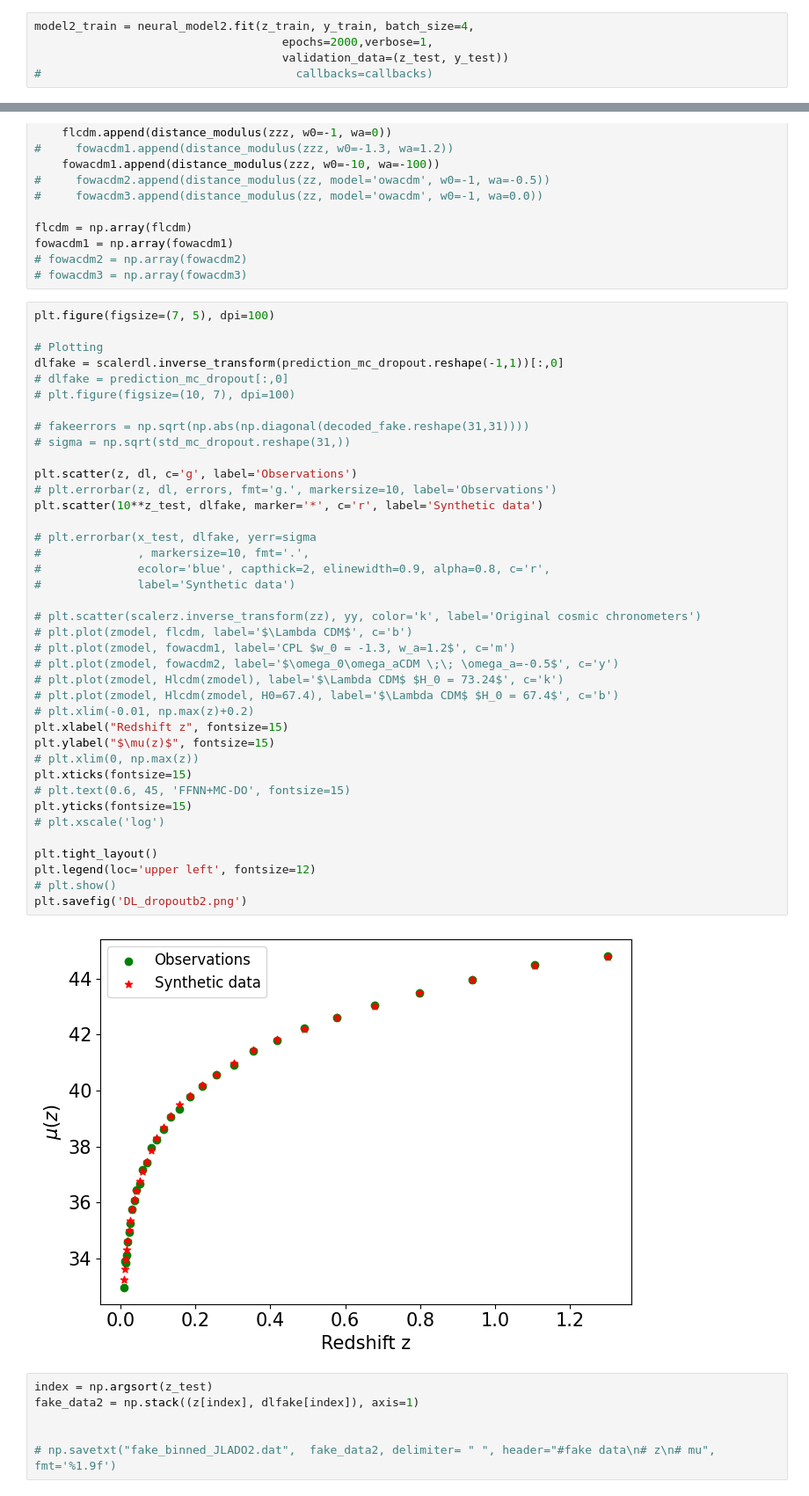
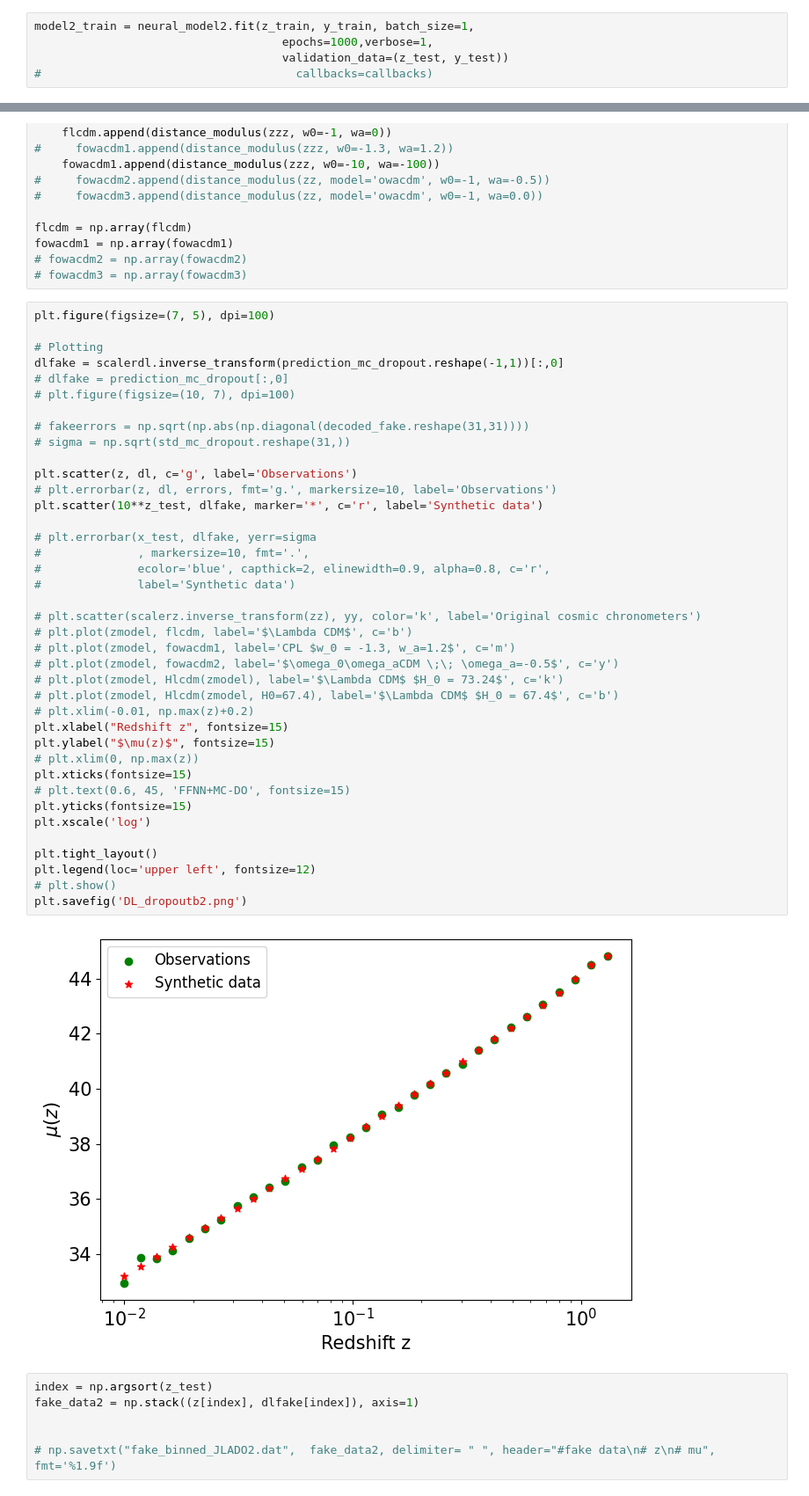
Before and after one commit to igomezv/neuralCosmoReconstruction, a Jupyter notebook: notebooks/binned_JLA_ANN_DO.ipynb, the cells around one changed output, grey strips where cells are left out. Shown at 88% size. Drawn from its saved outputs; the diff is of its cells as text.

```diff
--- a/notebooks/binned_JLA_ANN_DO.ipynb
+++ b/notebooks/binned_JLA_ANN_DO.ipynb
@@ -106,8 +105,8 @@ Trainable params: 25,601
 Non-trainable params: 0
 _________________________________________________________________
 # %%
-model2_train = neural_model2.fit(z_train, y_train, batch_size=4,
-                                    epochs=2000,verbose=1,
+model2_train = neural_model2.fit(z_train, y_train, batch_size=1,
+                                    epochs=1000,verbose=1,
                                     validation_data=(z_test, y_test))
 #                                     callbacks=callbacks)
 # %% [output]
@@ -244,35 +243,35 @@ dlfake = scalerdl.inverse_transform(prediction_mc_dropout.reshape(-1,1))[:,0]
 # sigma = np.sqrt(std_mc_dropout.reshape(31,))
 
 plt.scatter(z, dl, c='g', label='Observations')
 # plt.errorbar(z, dl, errors, fmt='g.', markersize=10, label='Observations')
 plt.scatter(10**z_test, dlfake, marker='*', c='r', label='Synthetic data')
 
 # plt.errorbar(x_test, dlfake, yerr=sigma
 #              , markersize=10, fmt='.',
 #              ecolor='blue', capthick=2, elinewidth=0.9, alpha=0.8, c='r',
 #              label='Synthetic data')
 
 # plt.scatter(scalerz.inverse_transform(zz), yy, color='k', label='Original cosmic chronometers')
 # plt.plot(zmodel, flcdm, label='$\Lambda CDM$', c='b')
 # plt.plot(zmodel, fowacdm1, label='CPL $w_0 = -1.3, w_a=1.2$', c='m')
 # plt.plot(zmodel, fowacdm2, label='$\omega_0\omega_aCDM \;\; \omega_a=-0.5$', c='y')
 # plt.plot(zmodel, Hlcdm(zmodel), label='$\Lambda CDM$ $H_0 = 73.24$', c='k')
 # plt.plot(zmodel, Hlcdm(zmodel, H0=67.4), label='$\Lambda CDM$ $H_0 = 67.4$', c='b')
 # plt.xlim(-0.01, np.max(z)+0.2)
 plt.xlabel("Redshift z", fontsize=15)
 plt.ylabel("$\mu(z)$", fontsize=15)
 # plt.xlim(0, np.max(z))
 plt.xticks(fontsize=15)
 # plt.text(0.6, 45, 'FFNN+MC-DO', fontsize=15)
 plt.yticks(fontsize=15)
-# plt.xscale('log')
+plt.xscale('log')
 
 plt.tight_layout()
 plt.legend(loc='upper left', fontsize=12)
 # plt.show()
 plt.savefig('DL_dropoutb2.png')
 # %% [output]
-[figure, old version]
+[figure, new version]
 # %%
 index = np.argsort(z_test)
 fake_data2 = np.stack((z[index], dlfake[index]), axis=1)
```
Also changed, not shown: parts of 4 cells of this notebook, 1 other file.
